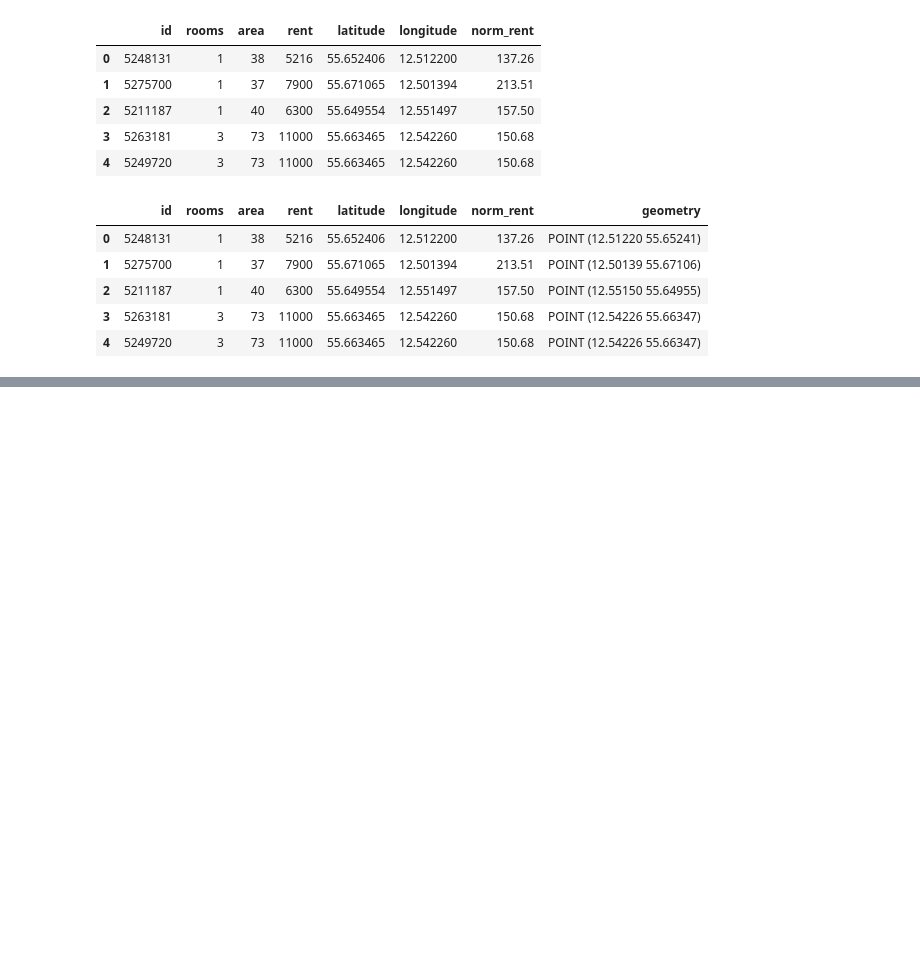
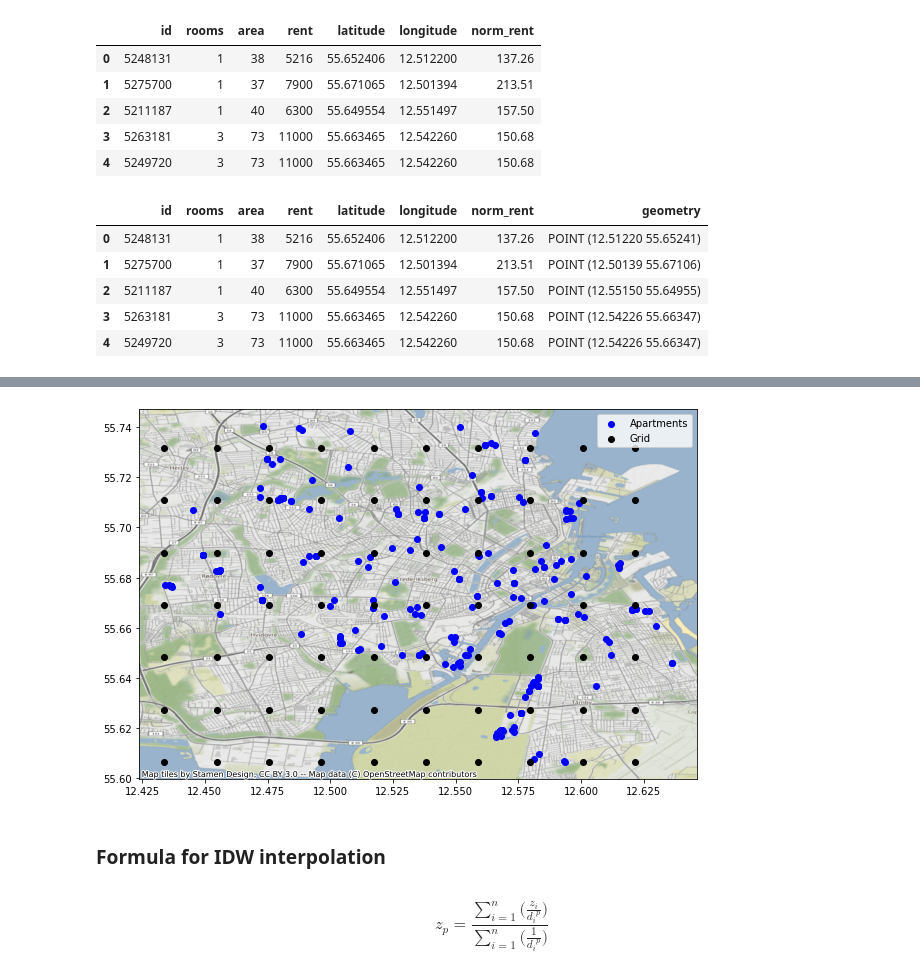
Before and after one commit to szymongalecki/Geospatial_Data_Science, a Jupyter notebook: idw_interpolation.ipynb, the cells around one changed output, grey strips where cells are left out. Saved outputs shown, nothing was run; the diff lists cells and outputs as text; code cells hidden in the pictures; blank space fills up the shorter version.

```diff
--- a/idw_interpolation.ipynb
+++ b/idw_interpolation.ipynb
@@ -90,0 +103,41 @@ x: 12.433844-12.642434, y: 55.606455-55.743446
+# %%
+# Put grid point coordinates into numpy array
+grid = np.array(grid)
+# %%
+# Fit apartment coordinates into nearest neighbors
+nbrs = NearestNeighbors(n_neighbors=5, algorithm='ball_tree').fit(apartments)
+# %%
+# Find k nearest neighbors - k nearest apartments to grid points
+distances, indices = nbrs.kneighbors(grid)
+# %%
+# Get unique set of neighbors
+unique_indices = set(indices.flatten())
+neighbors = gdf[gdf.index.isin(unique_indices)].copy()
+# %%
+# Visualise grid points and its neighbors
+fig, ax = plt.subplots(figsize=(10, 10))
+neighbors.plot(ax=ax, color='blue')
+grid_gdf.plot(ax=ax, color='black')
+ax.legend(['Apartments', 'Grid'], loc='upper right')
+cx.add_basemap(ax, crs=gdf.crs)
+plt.show()
+# %% [output]
+[figure, added]
+# %% [markdown]
+### Formula for IDW interpolation
+# %% [markdown]
+$$
+z_p =
+\frac{
+        \sum_{i=1}^{n}
+        \big(
+            \frac{z_i}{{d_i}^p}
+        \big)
+    }
+    {
+        \sum_{i=1}^{n}
+        \big(
+            \frac{1}{{d_i}^p}
+        \big)
+    }
+$$
```
Also changed, not shown: parts of 20 cells of this notebook.
